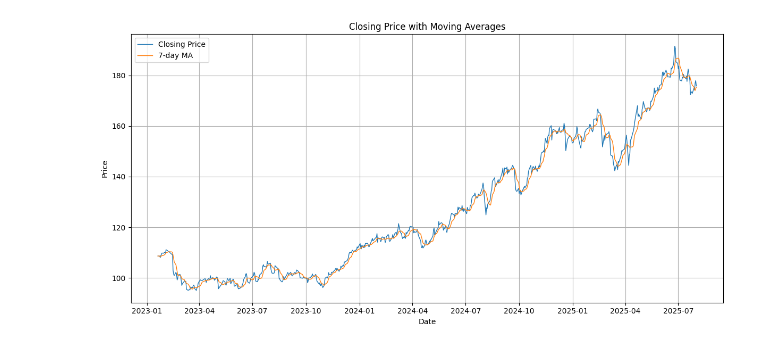
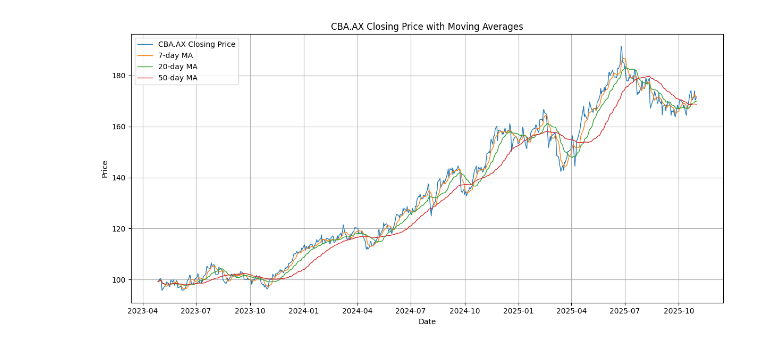
Before and after one commit to Bath1988/Daily-Australian-Stock-Price-Prediction, a Jupyter notebook: Analysis/a_EDA.ipynb, the cells around one changed output. Saved outputs shown, nothing was run; the diff lists cells and outputs as text; code cells hidden in the pictures.

```diff
--- a/Analysis/a_EDA.ipynb
+++ b/Analysis/a_EDA.ipynb
@@ -1,22 +1,15 @@
 # %%
 import pandas as pd
 
-# Load and clean
-df = pd.read_csv("../Data/output.csv")
+# Select the company symbol for EDA
+COMPANY = "CBA.AX"  # Change this to any symbol you want
 
-# Rename columns if needed (make them easy to use)
-df = df.rename(columns={"closing_price$": "closing_price", "date": "date"})
+# Load the combined (pivoted) data
+df_all = pd.read_csv("../Data/output_all_companies.csv", index_col=0, parse_dates=True)
 
-# Parse date, sort, and clean price string
-df["date"] = pd.to_datetime(df["date"])
-df["closing_price"] = (
-    df["closing_price"]
-    .astype(str)
-    .str.replace(r"[\$,]", "", regex=True)  # remove $ and commas
-    .astype(float)
-)
-
-df = df.sort_values("date").reset_index(drop=True)
+# Extract the series for the selected company
+df = df_all[[COMPANY]].rename(columns={COMPANY: "closing_price"}).copy()
+df = df.reset_index().rename(columns={"index": "date"})
 
 # Quick sanity check
 print(df.head())
@@ -44,15 +41,17 @@ df["ma_50"] = df["closing_price"].rolling(window=50, min_periods=1).mean()
 # %%
 import matplotlib.pyplot as plt
 
 plt.figure(figsize=(12, 6))
-plt.plot(df["date"], df["closing_price"], label="Closing Price", linewidth=1)
+plt.plot(df["date"], df["closing_price"], label=f"{COMPANY} Closing Price", linewidth=1)
 plt.plot(df["date"], df["ma_7"], label="7-day MA", linewidth=1)
-plt.title("Closing Price with Moving Averages")
+plt.plot(df["date"], df["ma_20"], label="20-day MA", linewidth=1)
+plt.plot(df["date"], df["ma_50"], label="50-day MA", linewidth=1)
+plt.title(f"{COMPANY} Closing Price with Moving Averages")
 plt.xlabel("Date")
 plt.ylabel("Price")
 plt.legend()
 plt.grid(True)
 plt.tight_layout()
 plt.show()
 # %% [output]
-[figure, old version]
+[figure, new version]
```
Also changed, not shown: parts of 3 cells of this notebook, 8 other files.
